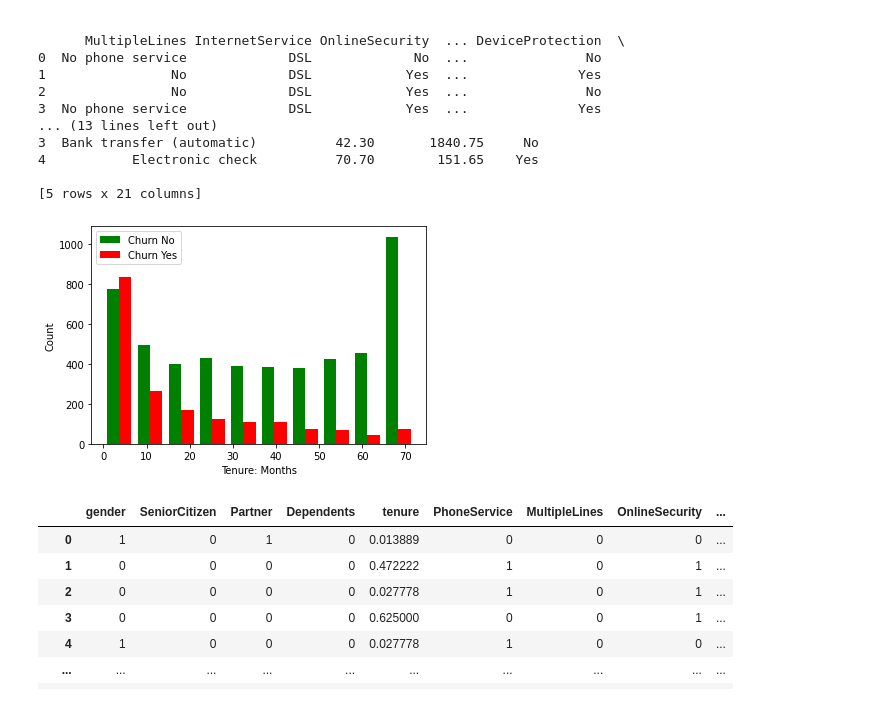
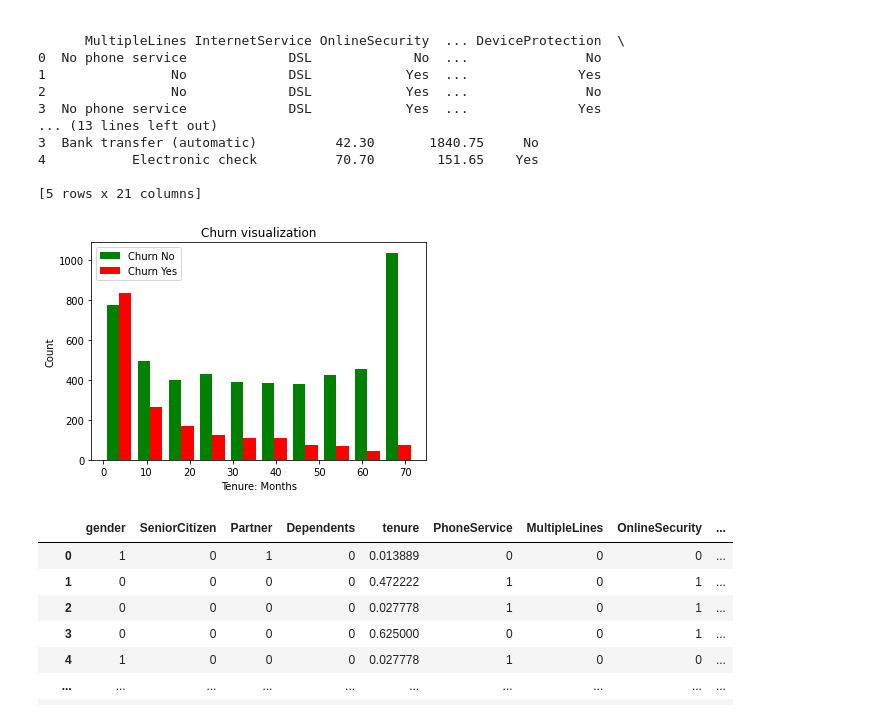
Before and after one commit to OlofssonFredrik/Churn-Classifier-Regr, a Jupyter notebook: Churn.ipynb, the cells around one changed output. Saved outputs shown, nothing was run; the diff lists cells and outputs as text; code cells hidden in the pictures.

```diff
--- a/Churn.ipynb
+++ b/Churn.ipynb
@@ -31,15 +31,16 @@ print(data.head())
 # %%
 #Datavisualization
 
 tenure_yes = data[data.Churn == 'Yes'].tenure
 tenure_no = data[data.Churn == 'No'].tenure
 plt.hist([tenure_no,tenure_yes], color=['Green', 'red'])
 plt.legend(['Churn No','Churn Yes'])
 plt.xlabel('Tenure: Months')
 plt.ylabel('Count')
+plt.title('Churn visualization')
 plt.show()
 # %% [output]
-[figure, old version]
+[figure, new version]
 # %%
 #Creating our features featuresframe
 
```
Also changed, not shown: parts of 3 cells of this notebook.
